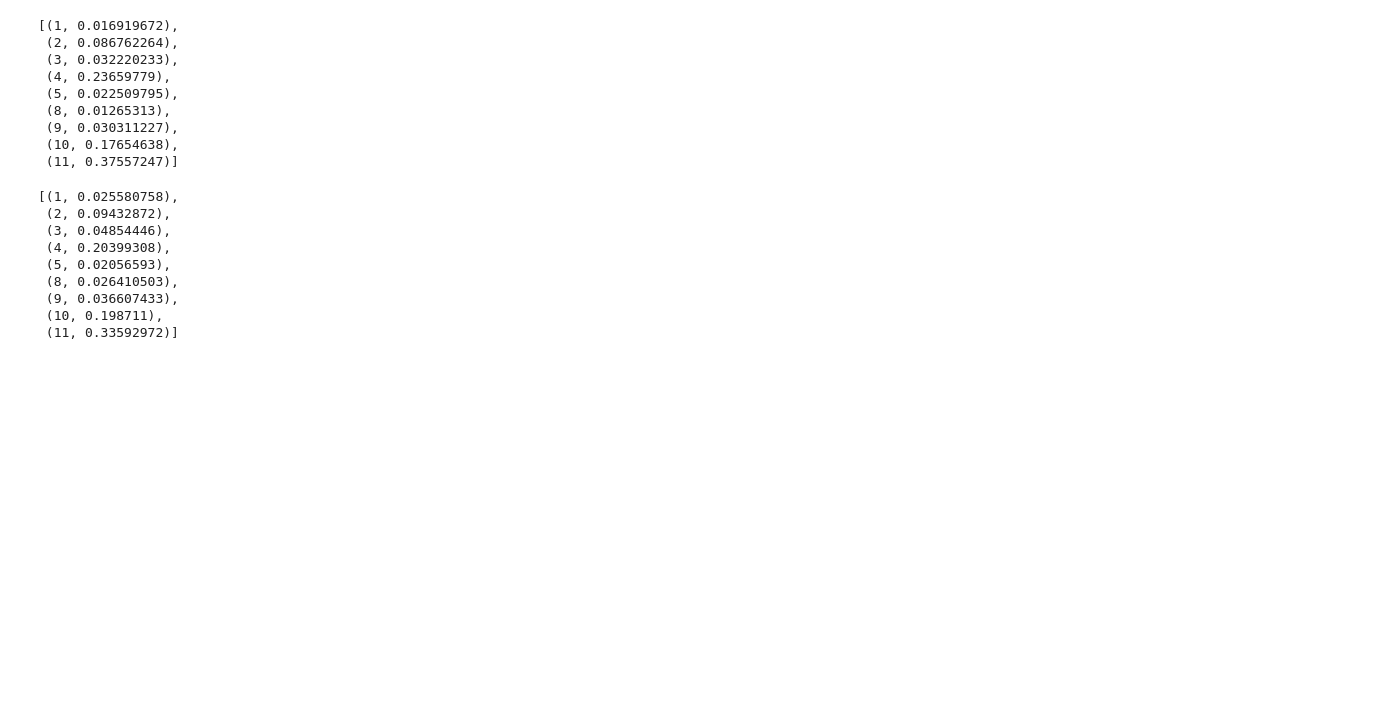
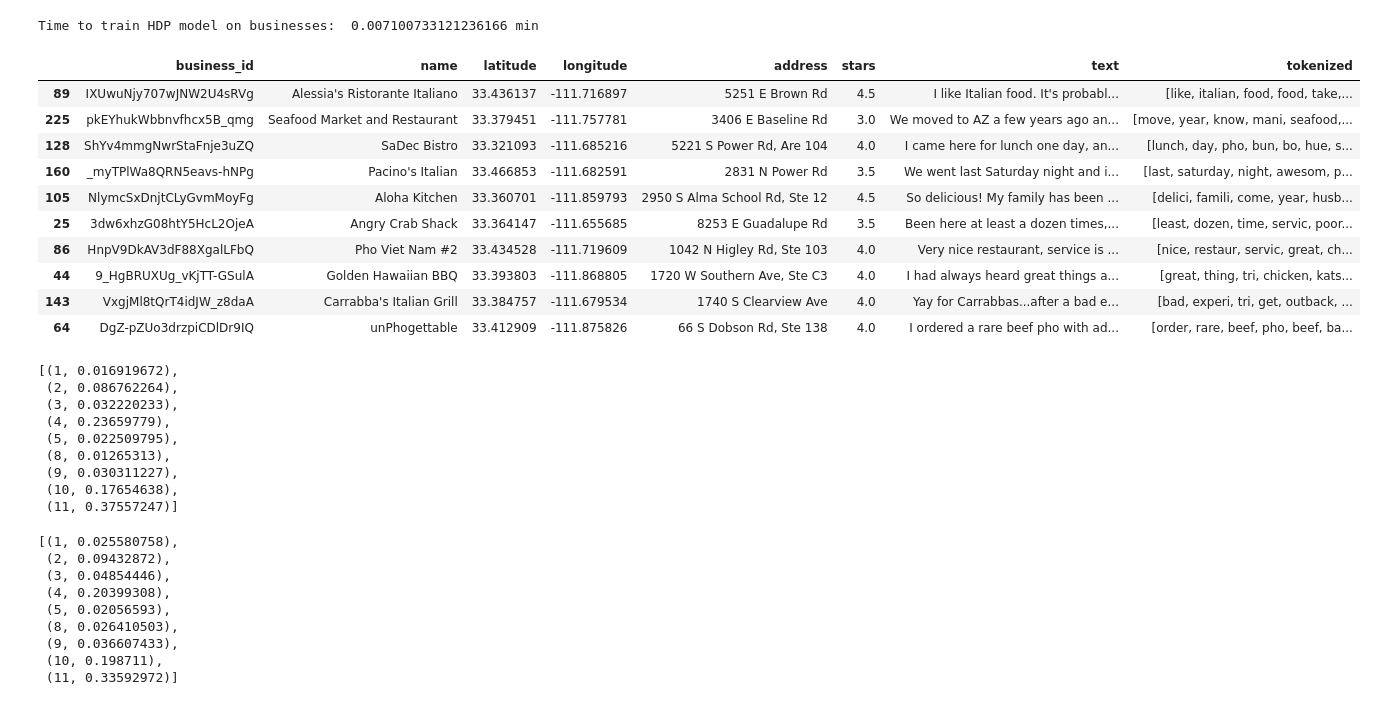
Before and after one commit to marcm97/AMLI-Final-Project, a Jupyter notebook: functional_lda.ipynb, the cells around one changed output. Cells and saved outputs as stored; diff of their text form; code cells hidden in the pictures; blank space fills up the shorter version.

```diff
--- a/functional_lda.ipynb
+++ b/functional_lda.ipynb
@@ -209,3 +196,33 @@ def get_most_similar_businesses(query_data, corpus, dictionary, model):
+# %%
+csv_name = 'mesa_5000.csv'
+query = pd.read_csv(csv_name, index_col=0)
+query = query.loc[query['name']=="Alessia's Ristorante Italiano"]
+query['tokenized'] = query['tokenized'].apply(eval)
+
+df = pd.read_csv('mesa_5000.csv', index_col=0)
+df['tokenized'] = df['tokenized'].apply(eval)
+dictionary, corpus = get_dictionary_corpus(df['tokenized'])
+
+lsi_model = train_hdp(corpus=corpus, id2word=dictionary, T=12)
+lsi_model[corpus][0]
+query_bow = lsi_model.id2word.doc2bow(query.iloc[0]['tokenized'])
+
+most_sim_ids = get_most_similar_businesses(query.iloc[0]['tokenized'], corpus, dictionary, lsi_model)
+tmp = df.iloc[most_sim_ids,:]
+tmp
+# %% [output]
+Time to train HDP model on businesses:  0.007100733121236166 min
+|  | business_id | name | latitude | longitude | address | stars | text | tokenized |
+| 89 | IXUwuNjy707wJNW2U4sRVg | Alessia's Ristorante Italiano | 33.436137 | -111.716897 | 5251 E Brown Rd | 4.5 | I like Italian food. It's probabl... | [like, italian, food, food, take,... |
+| 225 | pkEYhukWbbnvfhcx5B_qmg | Seafood Market and Restaurant | 33.379451 | -111.757781 | 3406 E Baseline Rd | 3.0 | We moved to AZ a few years ago an... | [move, year, know, mani, seafood,... |
+| 128 | ShYv4mmgNwrStaFnje3uZQ | SaDec Bistro | 33.321093 | -111.685216 | 5221 S Power Rd, Are 104 | 4.0 | I came here for lunch one day, an... | [lunch, day, pho, bun, bo, hue, s... |
+| 160 | _myTPlWa8QRN5eavs-hNPg | Pacino's Italian | 33.466853 | -111.682591 | 2831 N Power Rd | 3.5 | We went last Saturday night and i... | [last, saturday, night, awesom, p... |
+| 105 | NlymcSxDnjtCLyGvmMoyFg | Aloha Kitchen | 33.360701 | -111.859793 | 2950 S Alma School Rd, Ste 12 | 4.5 | So delicious! My family has been ... | [delici, famili, come, year, husb... |
+| 25 | 3dw6xhzG08htY5HcL2OjeA | Angry Crab Shack | 33.364147 | -111.655685 | 8253 E Guadalupe Rd | 3.5 | Been here at least a dozen times,... | [least, dozen, time, servic, poor... |
+| 86 | HnpV9DkAV3dF88XgalLFbQ | Pho Viet Nam #2 | 33.434528 | -111.719609 | 1042 N Higley Rd, Ste 103 | 4.0 | Very nice restaurant, service is ... | [nice, restaur, servic, great, ch... |
+| 44 | 9_HgBRUXUg_vKjTT-GSulA | Golden Hawaiian BBQ | 33.393803 | -111.868805 | 1720 W Southern Ave, Ste C3 | 4.0 | I had always heard great things a... | [great, thing, tri, chicken, kats... |
+| 143 | VxgjMl8tQrT4idJW_z8daA | Carrabba's Italian Grill | 33.384757 | -111.679534 | 1740 S Clearview Ave | 4.0 | Yay for Carrabbas...after a bad e... | [bad, experi, tri, get, outback, ... |
+| 64 | DgZ-pZUo3drzpiCDlDr9IQ | unPhogettable | 33.412909 | -111.875826 | 66 S Dobson Rd, Ste 138 | 4.0 | I ordered a rare beef pho with ad... | [order, rare, beef, pho, beef, ba... |
 # %%
 # Find optimal number of topics by computing coherence score for LDA
 def select_num_topics_LDA(dictionary, corpus, texts, end, label, start=3, step=3):
```
Also changed, not shown: parts of 7 cells of this notebook.
